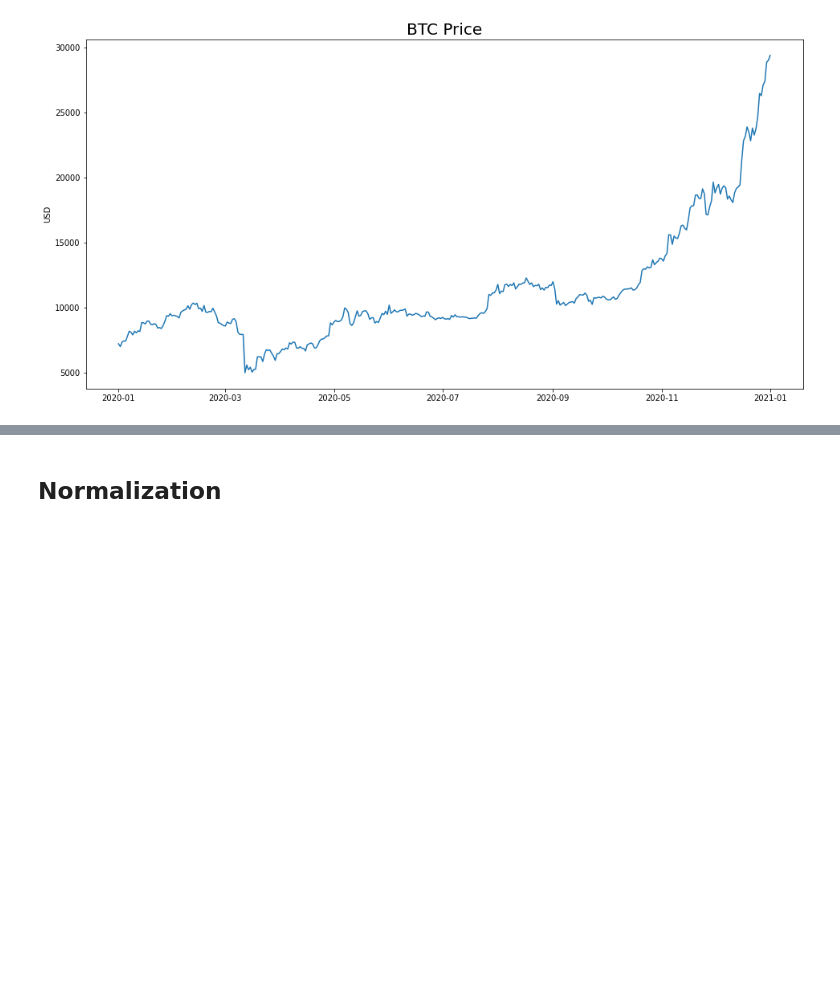
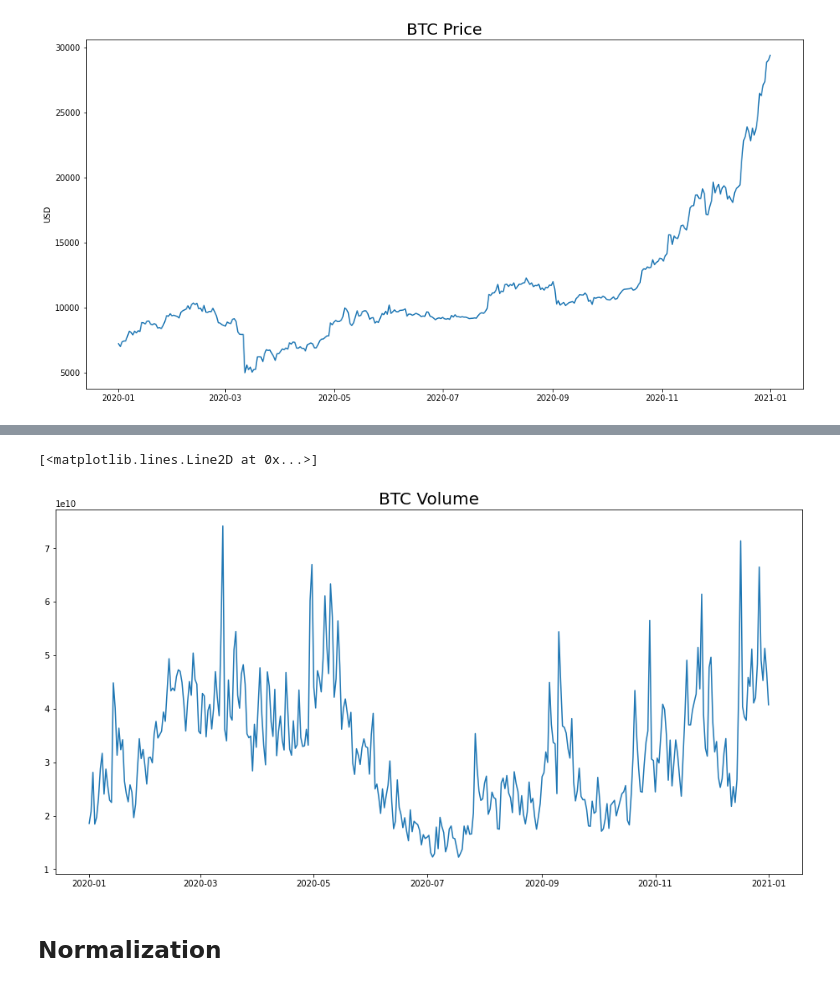
Before and after one commit to AKrgpt99/ipynb-playground, a Jupyter notebook: btcusd.ipynb, the cells around one changed output, grey strips where cells are left out. Saved outputs shown, nothing was run; the diff lists cells and outputs as text; code cells hidden in the pictures; blank space fills up the shorter version.

```diff
--- a/btcusd.ipynb
+++ b/btcusd.ipynb
@@ -67,3 +47,6 @@ plt.plot(btc_usd_close_df.Close)
 # %% [output]
 [<matplotlib.lines.Line2D at 0x...>]
 [figure]
+# %%
+btc_usd_volume_df = btc_usd_df.drop(columns=["Open", "High", "Low", "Close", "Adj Close"]).dropna()
+btc_usd_volume_df.head()
@@ -70,3 +61,10 @@ plt.plot(btc_usd_close_df.Close)
+# %%
+plt.figure(figsize=(16,8))
+plt.title("BTC Volume", fontsize=20)
+plt.plot(btc_usd_volume_df.Volume)
+# %% [output]
+[<matplotlib.lines.Line2D at 0x...>]
+[figure, added]
 # %% [markdown]
 ## Normalization
 # %%
```
Also changed, not shown: parts of 33 cells of this notebook, 1 other file.
